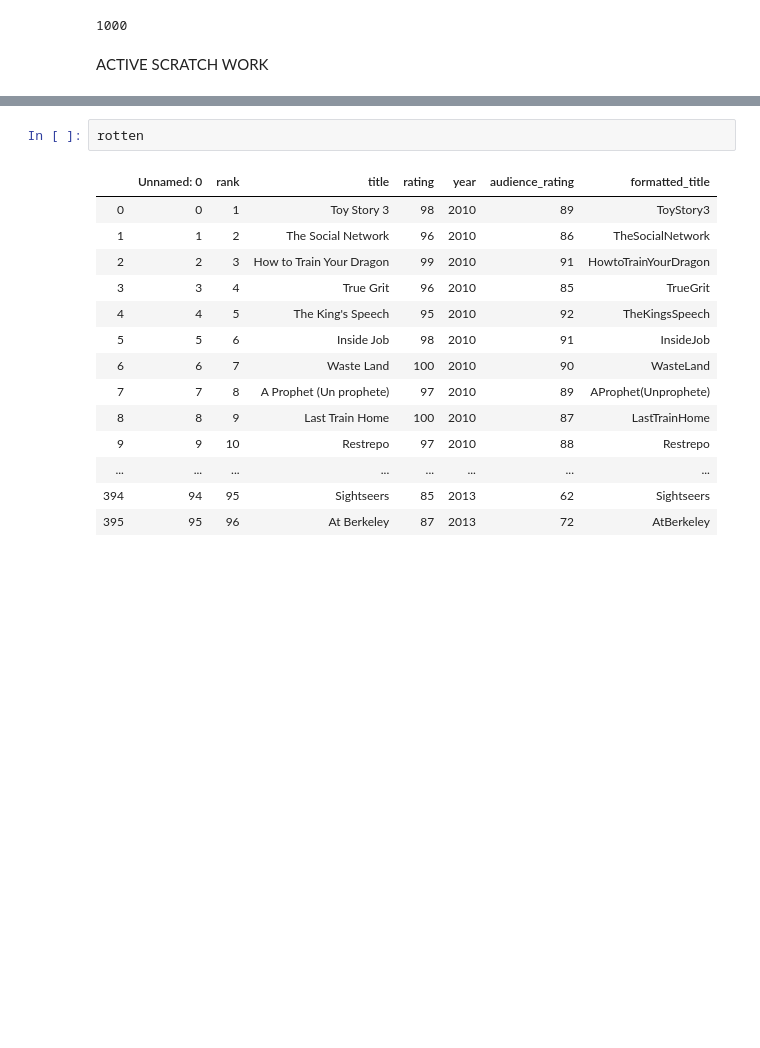
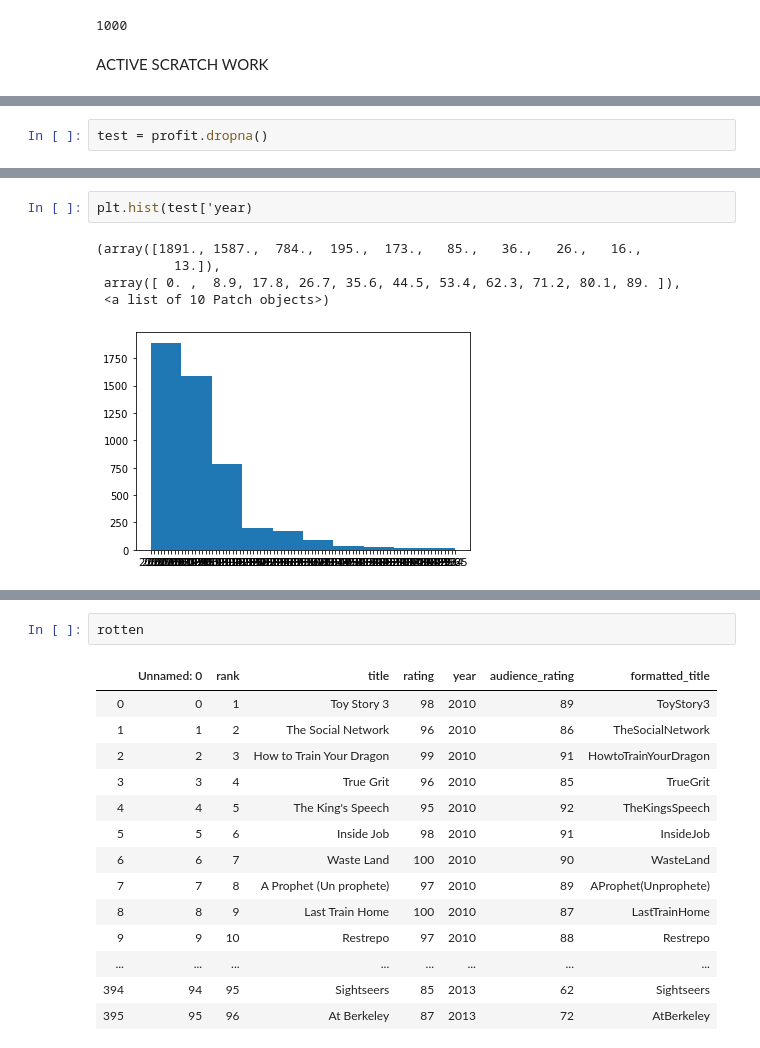
Before and after one commit to bphall/omar_brayton2, a Jupyter notebook: movie_analysis_notebook_csv_size.ipynb, the cells around one changed output, grey strips where cells are left out. Saved outputs shown, nothing was run; the diff lists cells and outputs as text; blank space fills up the shorter version.

```diff
--- a/movie_analysis_notebook_csv_size.ipynb
+++ b/movie_analysis_notebook_csv_size.ipynb
@@ -45,0 +191,2 @@ rotten['formatted_title'] = rotten['title']. \
+# %%
+test = profit.dropna()
@@ -45,0 +208,8 @@ rotten['formatted_title'] = rotten['title']. \
+# %%
+plt.hist(test['year)
+# %% [output]
+(array([1891., 1587.,  784.,  195.,  173.,   85.,   36.,   26.,   16.,
+          13.]),
+ array([ 0. ,  8.9, 17.8, 26.7, 35.6, 44.5, 53.4, 62.3, 71.2, 80.1, 89. ]),
+ <a list of 10 Patch objects>)
+[figure, added]
```
Also changed, not shown: parts of 40 cells of this notebook, 1 other file.
